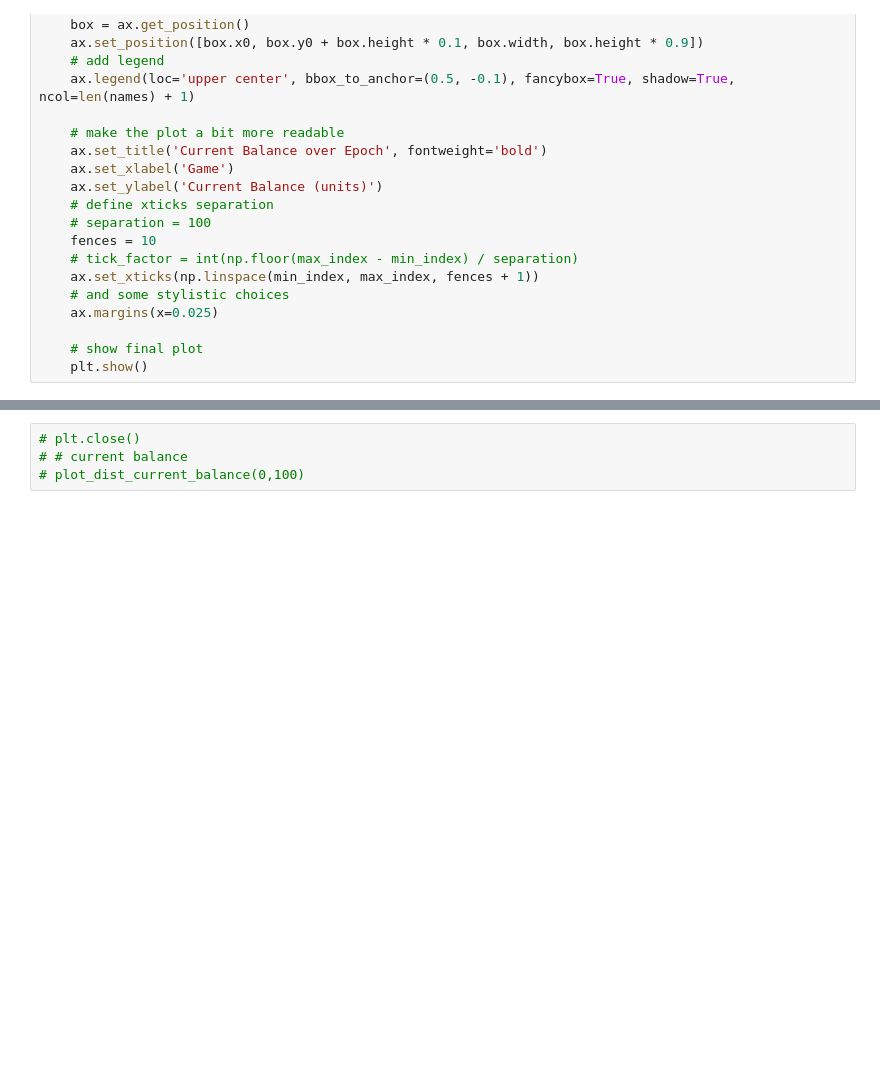
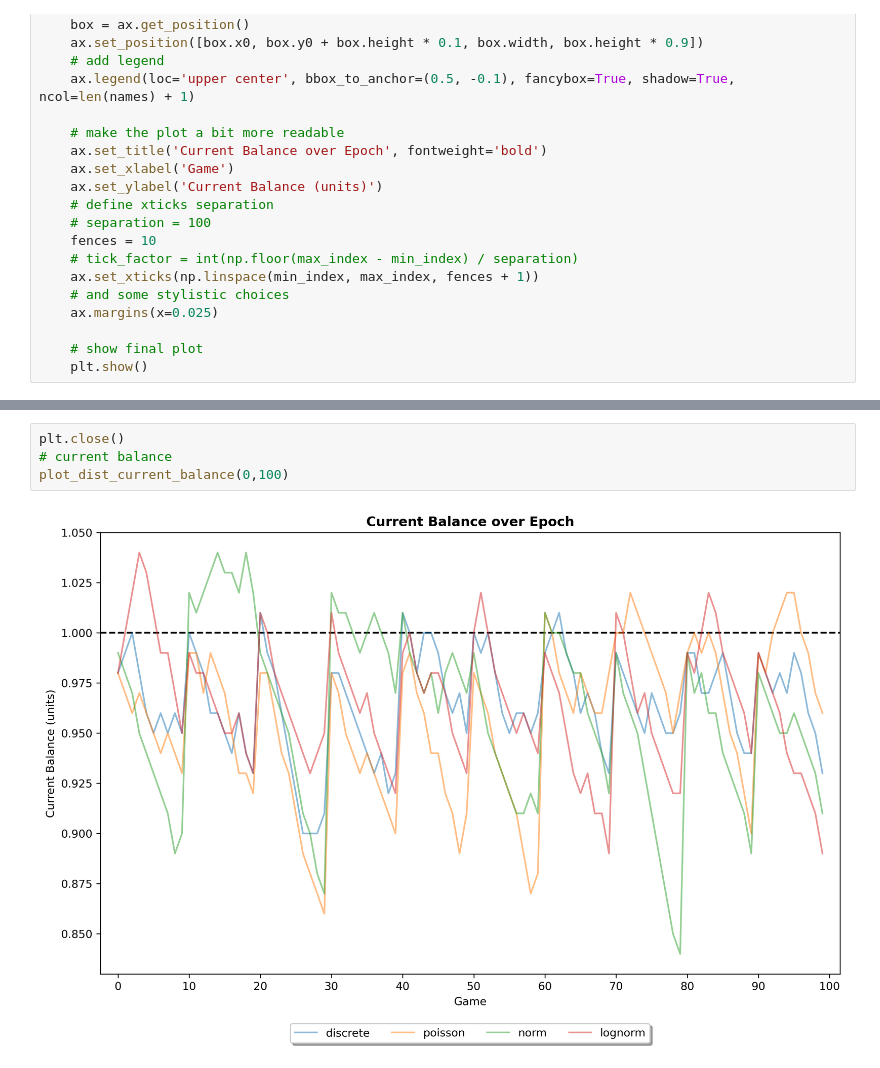
Before and after one commit to hlakams/bb-player, a Jupyter notebook: plotter.ipynb, the cells around one changed output, grey strips where cells are left out. Drawn from its saved outputs; the diff is of its cells as text; blank space fills up the shorter version.

```diff
--- a/plotter.ipynb
+++ b/plotter.ipynb
@@ -199,4 +206,6 @@ def plot_dist_current_balance(min_index: int, max_index: int) -> None:
 # %%
-# plt.close()
-# # current balance
-# plot_dist_current_balance(0,100)
+plt.close()
+# current balance
+plot_dist_current_balance(0,100)
+# %% [output]
+[figure, added]
```
Also changed, not shown: parts of 4 cells of this notebook, 12 other files.
